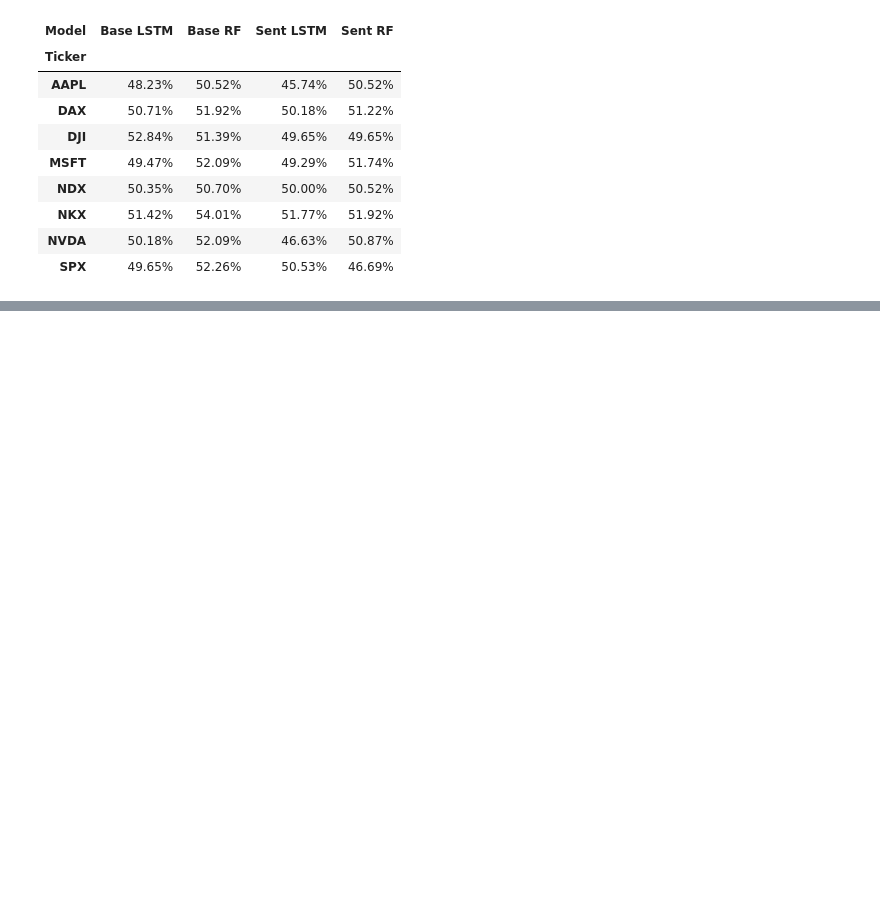
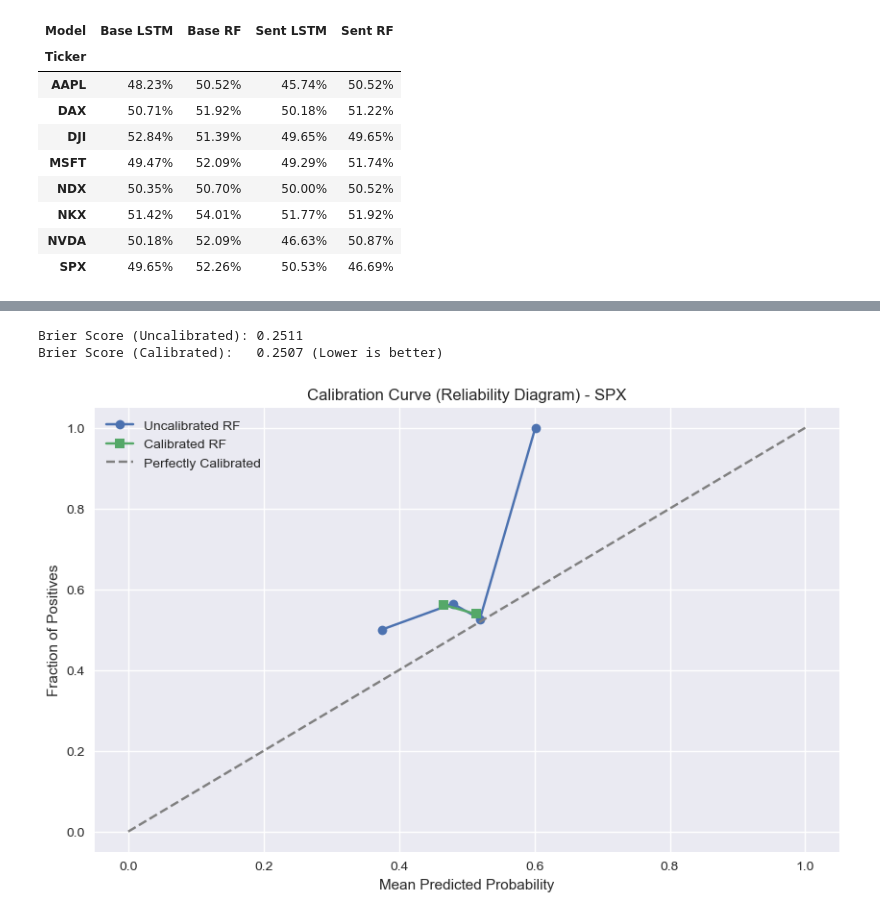
Before and after one commit to ronanhansel/market-analysis, a Jupyter notebook: presentation.ipynb, the cells around one changed output, grey strips where cells are left out. Drawn from its saved outputs; the diff is of its cells as text; code cells hidden in the pictures; blank space fills up the shorter version.

```diff
--- a/presentation.ipynb
+++ b/presentation.ipynb
@@ -174,3 +174,21 @@ Model Accuracy (%):
 # output_path = os.path.join(RESULTS_DIR, 'interactive_presentation.html')
 # fig.write_html(output_path)
 # print(f"Interactive presentation saved to: {output_path}")
+# %%
+import pandas as pd
+import numpy as np
+import matplotlib.pyplot as plt
+from sklearn.ensemble import RandomForestClassifier
+from sklearn.calibration import CalibratedClassifierCV, calibration_curve
+from sklearn.metrics import brier_score_loss, accuracy_score
+import os
+
+# Configuration
+DATA_PATH = 'results/merged_stooq_gdelt.csv'
+TEST_SIZE_RATIO = 0.2
+RANDOM_SEED = 42
+TICKER = 'SPX' # Analyzing S&P 500
+
+# Plotting style
+plt.style.use('seaborn-v0_8')
+print(f"Analysis configured for {TICKER}")
@@ -176,0 +294,53 @@ Model Accuracy (%):
+# %%
+# === Task 1: Probability Calibration ===
+
+# Features for this task (Full Set)
+features = [
+    'Ret_Lag1', 'Ret_Lag2', 'Ret_Lag3', 'Ret_Lag5', 'Vol_5', 'Vol_20',
+    'Sent_MA_3', 'Sent_MA_7', 'Sent_Impact'
+]
+
+# Split Data (Chronological)
+train_size = int(len(df) * (1 - TEST_SIZE_RATIO))
+train_df = df.iloc[:train_size]
+test_df = df.iloc[train_size:]
+
+X_train = train_df[features]
+y_train = train_df['Target']
+X_test = test_df[features]
+y_test = test_df['Target']
+
+# 1. Uncalibrated RF
+rf = RandomForestClassifier(n_estimators=200, max_depth=5, random_state=RANDOM_SEED)
+rf.fit(X_train, y_train)
+prob_uncalibrated = rf.predict_proba(X_test)[:, 1]
+
+# 2. Calibrated RF (Isotonic)
+calibrated_rf = CalibratedClassifierCV(rf, method='isotonic', cv=3)
+calibrated_rf.fit(X_train, y_train)
+prob_calibrated = calibrated_rf.predict_proba(X_test)[:, 1]
+
+# Brier Scores
+brier_uncal = brier_score_loss(y_test, prob_uncalibrated)
+brier_cal = brier_score_loss(y_test, prob_calibrated)
+
+print(f"Brier Score (Uncalibrated): {brier_uncal:.4f}")
+print(f"Brier Score (Calibrated):   {brier_cal:.4f} (Lower is better)")
+
+# Plot Calibration Curve
+prob_true_uncal, prob_pred_uncal = calibration_curve(y_test, prob_uncalibrated, n_bins=10)
+prob_true_cal, prob_pred_cal = calibration_curve(y_test, prob_calibrated, n_bins=10)
+
+plt.figure(figsize=(10, 6))
+plt.plot(prob_pred_uncal, prob_true_uncal, marker='o', label='Uncalibrated RF')
+plt.plot(prob_pred_cal, prob_true_cal, marker='s', label='Calibrated RF')
+plt.plot([0, 1], [0, 1], linestyle='--', color='gray', label='Perfectly Calibrated')
+plt.xlabel('Mean Predicted Probability')
+plt.ylabel('Fraction of Positives')
+plt.title(f'Calibration Curve (Reliability Diagram) - {TICKER}')
+plt.legend()
+plt.show()
+# %% [output]
+Brier Score (Uncalibrated): 0.2511
+Brier Score (Calibrated):   0.2507 (Lower is better)
+[figure, added]
```
Also changed, not shown: parts of 9 cells of this notebook, 1 other file.
